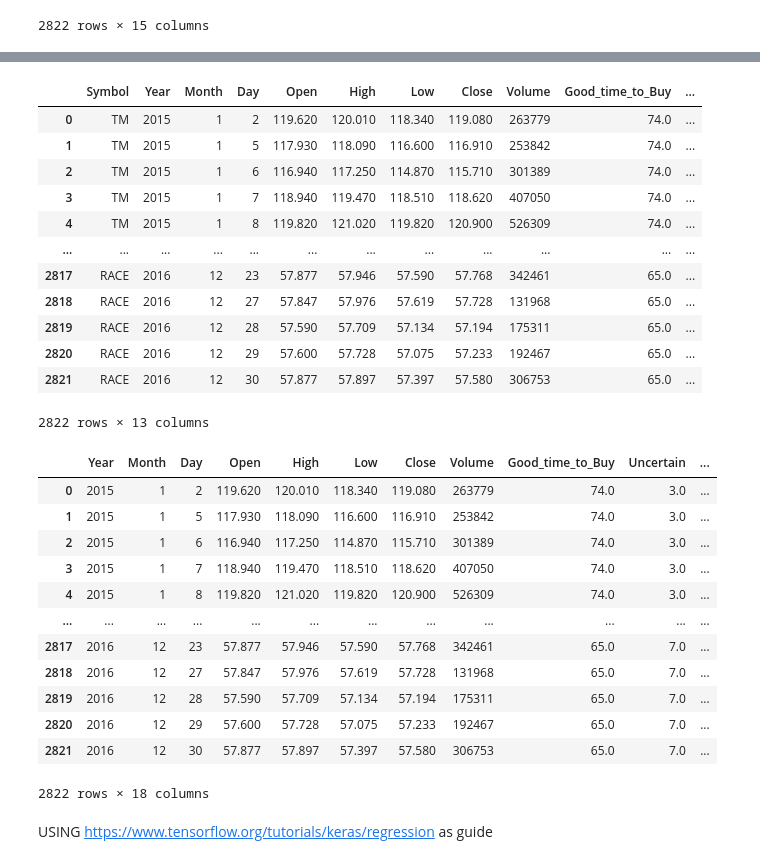
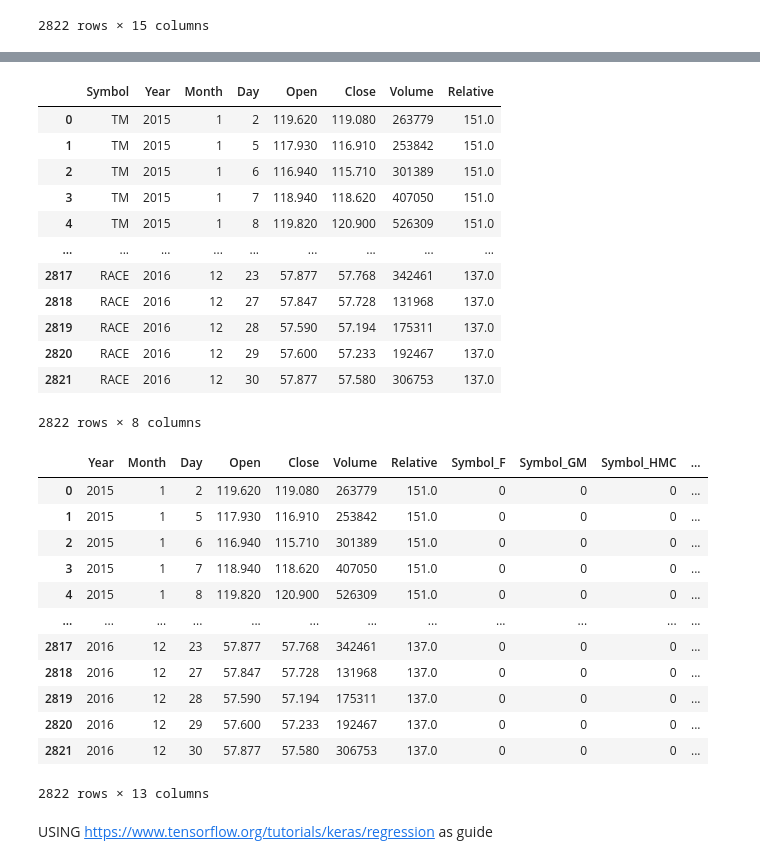
Before and after one commit to jacobdv/pantheon-of-eternity, a Jupyter notebook: dnn_model.ipynb, the cells around one changed output, grey strips where cells are left out. Cells and saved outputs as stored; diff of their text form; code cells hidden in the pictures.

```diff
--- a/dnn_model.ipynb
+++ b/dnn_model.ipynb
@@ -63,40 +46,40 @@ dtype: int64
 # %%
-preprocess_df = preprocess_df.drop(['Unnamed: 0', 'Date'], axis=1)
+preprocess_df = preprocess_df.drop(['Unnamed: 0', 'Date', 'High', 'Low', 'Good_time_to_Buy', 'Bad_time_to_Buy','Uncertain' ], axis=1)
 preprocess_df = preprocess_df.reset_index()
 preprocess_df = preprocess_df.drop(['index'], axis=1)
 preprocess_df
 # %% [output]
-|  | Symbol | Year | Month | Day | Open | High | Low | Close | Volume | Good_time_to_Buy | ... |
-| 0 | TM | 2015 | 1 | 2 | 119.620 | 120.010 | 118.340 | 119.080 | 263779 | 74.0 | ... |
-| 1 | TM | 2015 | 1 | 5 | 117.930 | 118.090 | 116.600 | 116.910 | 253842 | 74.0 | ... |
-| 2 | TM | 2015 | 1 | 6 | 116.940 | 117.250 | 114.870 | 115.710 | 301389 | 74.0 | ... |
-| 3 | TM | 2015 | 1 | 7 | 118.940 | 119.470 | 118.510 | 118.620 | 407050 | 74.0 | ... |
-| 4 | TM | 2015 | 1 | 8 | 119.820 | 121.020 | 119.820 | 120.900 | 526309 | 74.0 | ... |
-| ... | ... | ... | ... | ... | ... | ... | ... | ... | ... | ... | ... |
-| 2817 | RACE | 2016 | 12 | 23 | 57.877 | 57.946 | 57.590 | 57.768 | 342461 | 65.0 | ... |
-| 2818 | RACE | 2016 | 12 | 27 | 57.847 | 57.976 | 57.619 | 57.728 | 131968 | 65.0 | ... |
-| 2819 | RACE | 2016 | 12 | 28 | 57.590 | 57.709 | 57.134 | 57.194 | 175311 | 65.0 | ... |
-| 2820 | RACE | 2016 | 12 | 29 | 57.600 | 57.728 | 57.075 | 57.233 | 192467 | 65.0 | ... |
-| 2821 | RACE | 2016 | 12 | 30 | 57.877 | 57.897 | 57.397 | 57.580 | 306753 | 65.0 | ... |
+|  | Symbol | Year | Month | Day | Open | Close | Volume | Relative |
+| 0 | TM | 2015 | 1 | 2 | 119.620 | 119.080 | 263779 | 151.0 |
+| 1 | TM | 2015 | 1 | 5 | 117.930 | 116.910 | 253842 | 151.0 |
+| 2 | TM | 2015 | 1 | 6 | 116.940 | 115.710 | 301389 | 151.0 |
+| 3 | TM | 2015 | 1 | 7 | 118.940 | 118.620 | 407050 | 151.0 |
+| 4 | TM | 2015 | 1 | 8 | 119.820 | 120.900 | 526309 | 151.0 |
+| ... | ... | ... | ... | ... | ... | ... | ... | ... |
+| 2817 | RACE | 2016 | 12 | 23 | 57.877 | 57.768 | 342461 | 137.0 |
+| 2818 | RACE | 2016 | 12 | 27 | 57.847 | 57.728 | 131968 | 137.0 |
+| 2819 | RACE | 2016 | 12 | 28 | 57.590 | 57.194 | 175311 | 137.0 |
+| 2820 | RACE | 2016 | 12 | 29 | 57.600 | 57.233 | 192467 | 137.0 |
+| 2821 | RACE | 2016 | 12 | 30 | 57.877 | 57.580 | 306753 | 137.0 |
-2822 rows × 13 columns
+2822 rows × 8 columns
 # %%
 data_binary_encoded = pd.get_dummies(preprocess_df)
 data_binary_encoded = data_binary_encoded.dropna()
 data_binary_encoded
 # %% [output]
-|  | Year | Month | Day | Open | High | Low | Close | Volume | Good_time_to_Buy | Uncertain | ... |
-| 0 | 2015 | 1 | 2 | 119.620 | 120.010 | 118.340 | 119.080 | 263779 | 74.0 | 3.0 | ... |
-| 1 | 2015 | 1 | 5 | 117.930 | 118.090 | 116.600 | 116.910 | 253842 | 74.0 | 3.0 | ... |
-| 2 | 2015 | 1 | 6 | 116.940 | 117.250 | 114.870 | 115.710 | 301389 | 74.0 | 3.0 | ... |
-| 3 | 2015 | 1 | 7 | 118.940 | 119.470 | 118.510 | 118.620 | 407050 | 74.0 | 3.0 | ... |
-| 4 | 2015 | 1 | 8 | 119.820 | 121.020 | 119.820 | 120.900 | 526309 | 74.0 | 3.0 | ... |
+|  | Year | Month | Day | Open | Close | Volume | Relative | Symbol_F | Symbol_GM | Symbol_HMC | ... |
+| 0 | 2015 | 1 | 2 | 119.620 | 119.080 | 263779 | 151.0 | 0 | 0 | 0 | ... |
+| 1 | 2015 | 1 | 5 | 117.930 | 116.910 | 253842 | 151.0 | 0 | 0 | 0 | ... |
+| 2 | 2015 | 1 | 6 | 116.940 | 115.710 | 301389 | 151.0 | 0 | 0 | 0 | ... |
+| 3 | 2015 | 1 | 7 | 118.940 | 118.620 | 407050 | 151.0 | 0 | 0 | 0 | ... |
+| 4 | 2015 | 1 | 8 | 119.820 | 120.900 | 526309 | 151.0 | 0 | 0 | 0 | ... |
 | ... | ... | ... | ... | ... | ... | ... | ... | ... | ... | ... | ... |
-| 2817 | 2016 | 12 | 23 | 57.877 | 57.946 | 57.590 | 57.768 | 342461 | 65.0 | 7.0 | ... |
-| 2818 | 2016 | 12 | 27 | 57.847 | 57.976 | 57.619 | 57.728 | 131968 | 65.0 | 7.0 | ... |
-| 2819 | 2016 | 12 | 28 | 57.590 | 57.709 | 57.134 | 57.194 | 175311 | 65.0 | 7.0 | ... |
-| 2820 | 2016 | 12 | 29 | 57.600 | 57.728 | 57.075 | 57.233 | 192467 | 65.0 | 7.0 | ... |
-| 2821 | 2016 | 12 | 30 | 57.877 | 57.897 | 57.397 | 57.580 | 306753 | 65.0 | 7.0 | ... |
+| 2817 | 2016 | 12 | 23 | 57.877 | 57.768 | 342461 | 137.0 | 0 | 0 | 0 | ... |
+| 2818 | 2016 | 12 | 27 | 57.847 | 57.728 | 131968 | 137.0 | 0 | 0 | 0 | ... |
+| 2819 | 2016 | 12 | 28 | 57.590 | 57.194 | 175311 | 137.0 | 0 | 0 | 0 | ... |
+| 2820 | 2016 | 12 | 29 | 57.600 | 57.233 | 192467 | 137.0 | 0 | 0 | 0 | ... |
+| 2821 | 2016 | 12 | 30 | 57.877 | 57.580 | 306753 | 137.0 | 0 | 0 | 0 | ... |
-2822 rows × 18 columns
+2822 rows × 13 columns
 # %% [markdown]
 USING https://www.tensorflow.org/tutorials/keras/regression as guide
 # %%
```
Also changed, not shown: parts of 12 cells of this notebook.
